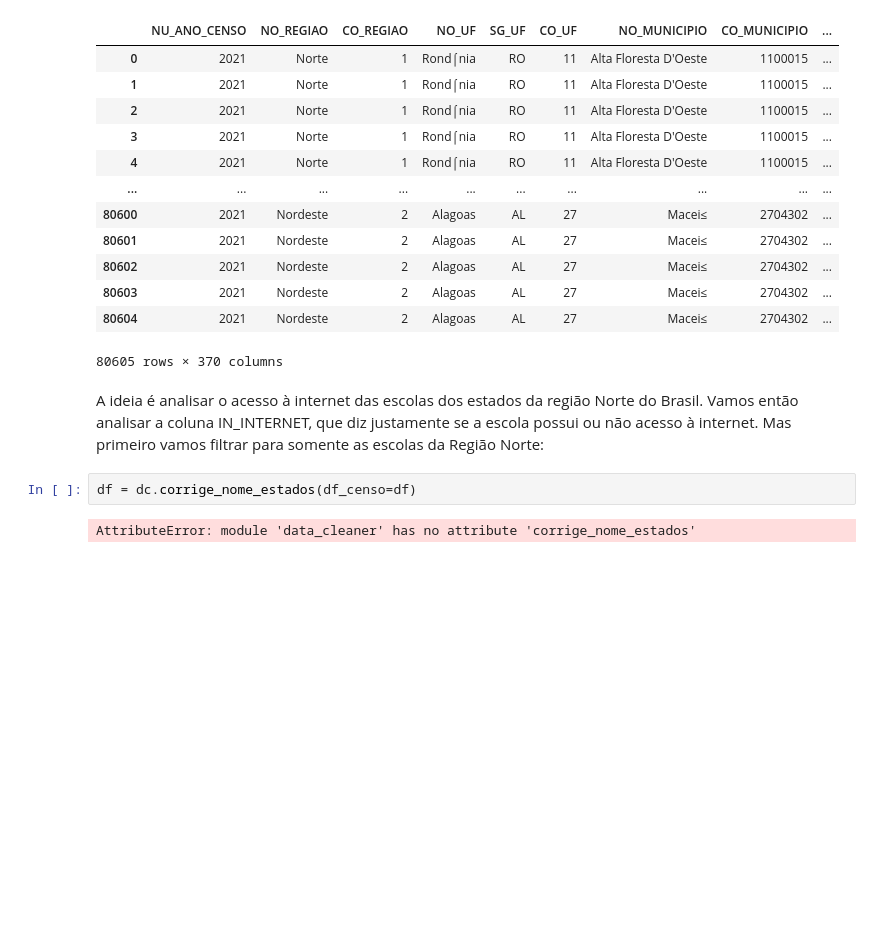
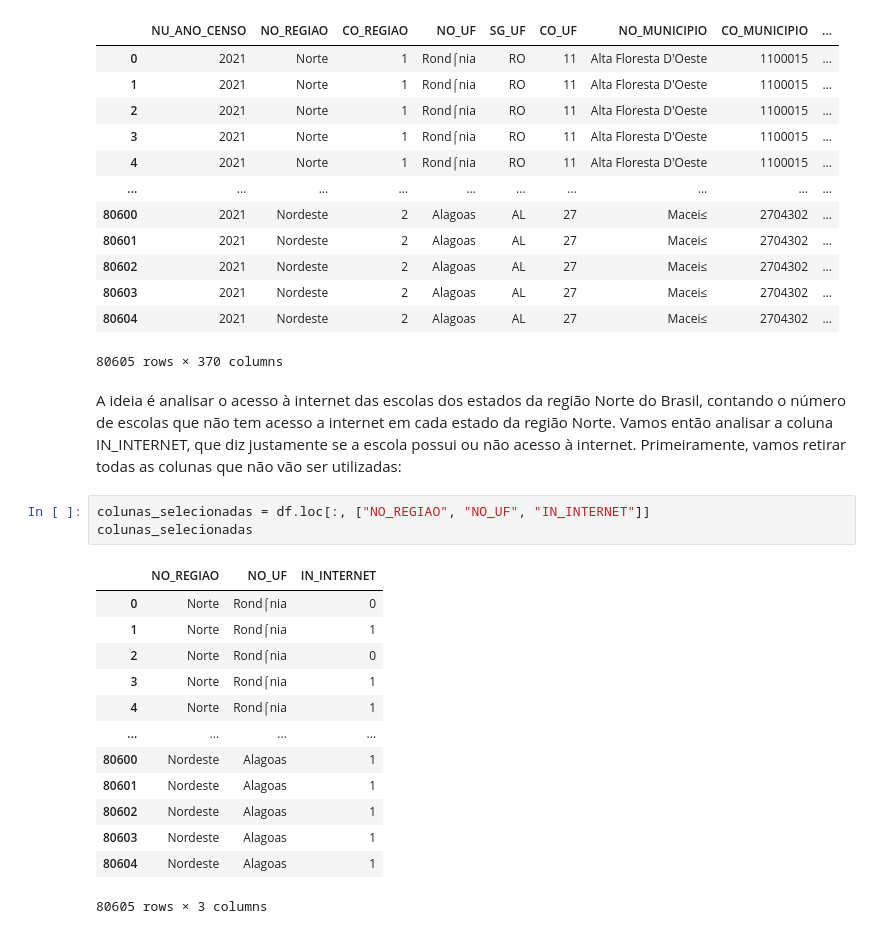
Before and after one commit to gtironi/a1_lp, a Jupyter notebook: data_analysis_marciano.ipynb, the cells around one changed output. Saved outputs shown, nothing was run; the diff lists cells and outputs as text; blank space fills up the shorter version.

```diff
--- a/data_analysis_marciano.ipynb
+++ b/data_analysis_marciano.ipynb
@@ -23,8 +23,21 @@ df
 | 80604 | 2021 | Nordeste | 2 | Alagoas | AL | 27 | Macei≤ | 2704302 | ... |
 80605 rows × 370 columns
 # %% [markdown]
-A ideia é analisar o acesso à internet das escolas dos estados da região Norte do Brasil. Vamos então analisar a coluna IN_INTERNET, que diz justamente se a escola possui ou não acesso à internet. Mas primeiro vamos filtrar para somente as escolas da Região Norte:
+A ideia é analisar o acesso à internet das escolas dos estados da região Norte do Brasil, contando o número de escolas que não tem acesso a internet em cada estado da região Norte. Vamos então analisar a coluna IN_INTERNET, que diz justamente se a escola possui ou não acesso à internet. Primeiramente, vamos retirar todas as colunas que não vão ser utilizadas:
-# %%
-df = dc.corrige_nome_estados(df_censo=df)
-# %% [output]
-AttributeError: module 'data_cleaner' has no attribute 'corrige_nome_estados'
+# %%
+colunas_selecionadas = df.loc[:, ["NO_REGIAO", "NO_UF", "IN_INTERNET"]]
+colunas_selecionadas
+# %% [output]
+|  | NO_REGIAO | NO_UF | IN_INTERNET |
+| 0 | Norte | Rond⌠nia | 0 |
+| 1 | Norte | Rond⌠nia | 1 |
+| 2 | Norte | Rond⌠nia | 0 |
+| 3 | Norte | Rond⌠nia | 1 |
+| 4 | Norte | Rond⌠nia | 1 |
+| ... | ... | ... | ... |
+| 80600 | Nordeste | Alagoas | 1 |
+| 80601 | Nordeste | Alagoas | 1 |
+| 80602 | Nordeste | Alagoas | 1 |
+| 80603 | Nordeste | Alagoas | 1 |
+| 80604 | Nordeste | Alagoas | 1 |
+80605 rows × 3 columns
```
Also changed, not shown: parts of 10 cells of this notebook, 2 other files.
